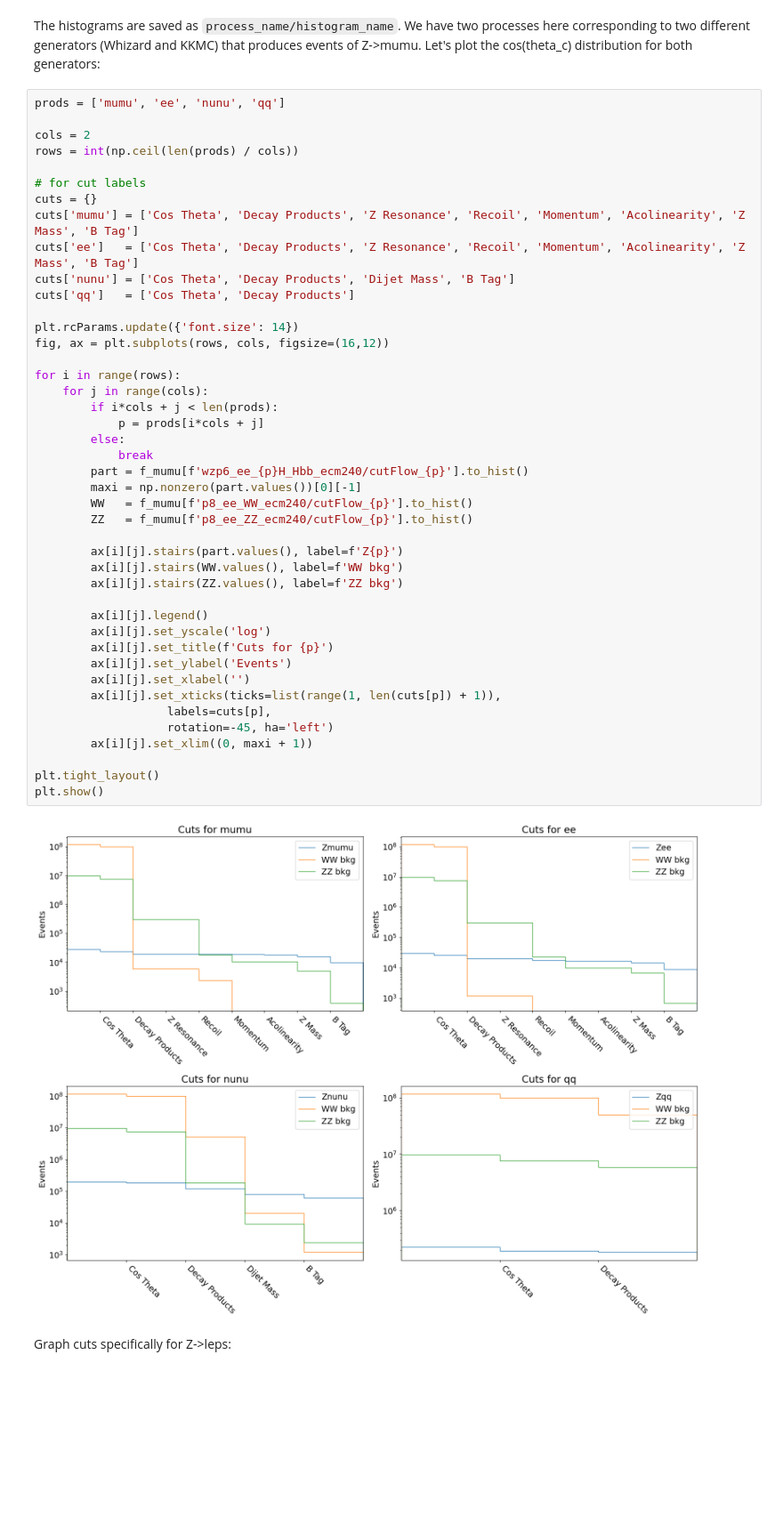
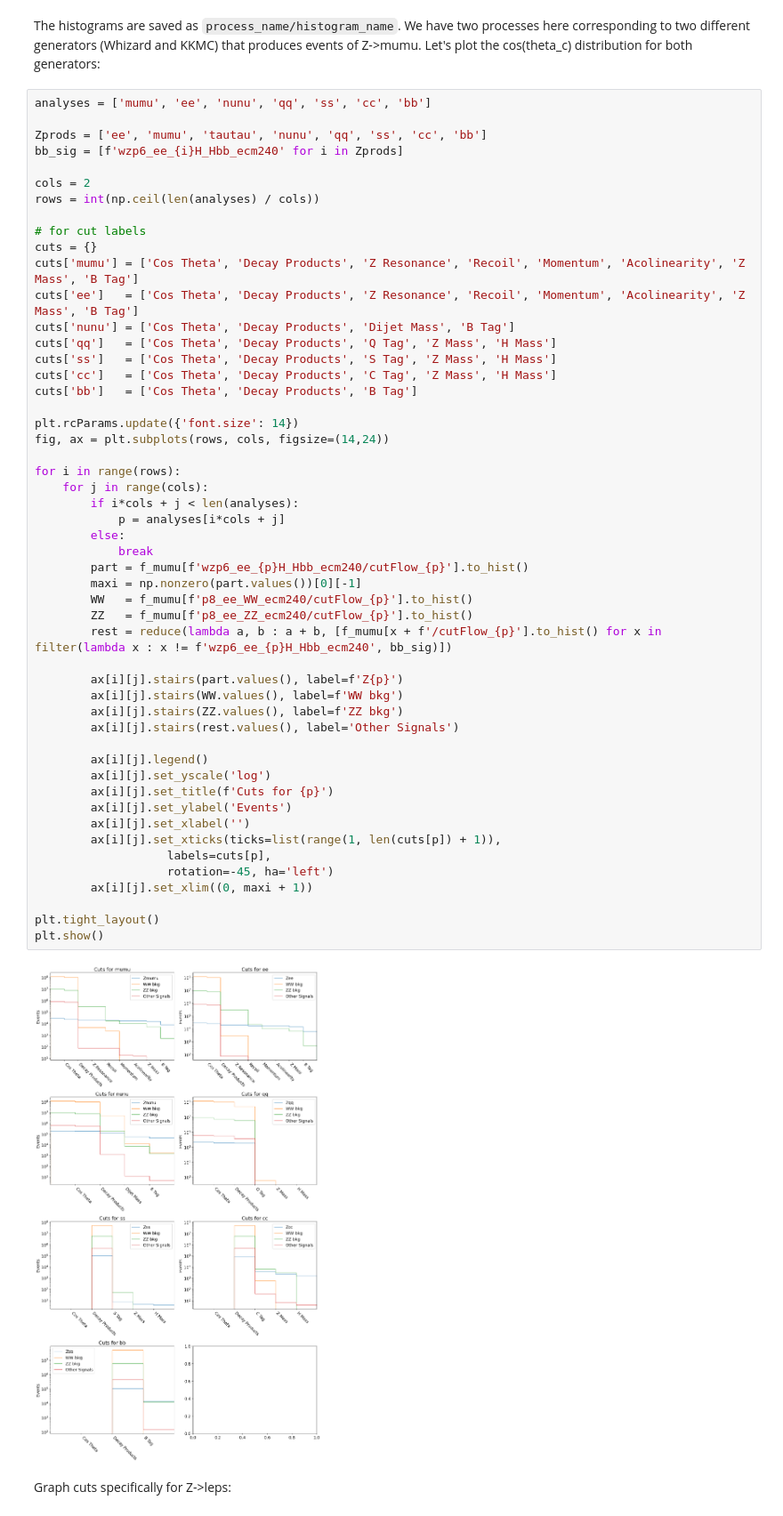
Before and after one commit to ilsanford/FCCAnalyzer, a Jupyter notebook: analyses/h_bb/h_bb.ipynb, the cells around one changed output. Shown: that part at 89% size. Drawn from its saved outputs; the diff is of its cells as text; blank space fills up the shorter version.

```diff
--- a/analyses/h_bb/h_bb.ipynb
+++ b/analyses/h_bb/h_bb.ipynb
@@ -17,50 +18,58 @@ print(f_mumu.keys())
 # %% [markdown]
 The histograms are saved as `process_name/histogram_name`. We have two processes here corresponding to two different generators (Whizard and KKMC) that produces events of Z->mumu. Let's plot the cos(theta_c) distribution for both generators:
 # %%
-prods = ['mumu', 'ee', 'nunu', 'qq']
+analyses = ['mumu', 'ee', 'nunu', 'qq', 'ss', 'cc', 'bb']
+
+Zprods = ['ee', 'mumu', 'tautau', 'nunu', 'qq', 'ss', 'cc', 'bb']
+bb_sig = [f'wzp6_ee_{i}H_Hbb_ecm240' for i in Zprods]
 
 cols = 2
-rows = int(np.ceil(len(prods) / cols))
+rows = int(np.ceil(len(analyses) / cols))
 
 # for cut labels
 cuts = {}
 cuts['mumu'] = ['Cos Theta', 'Decay Products', 'Z Resonance', 'Recoil', 'Momentum', 'Acolinearity', 'Z Mass', 'B Tag']
 cuts['ee']   = ['Cos Theta', 'Decay Products', 'Z Resonance', 'Recoil', 'Momentum', 'Acolinearity', 'Z Mass', 'B Tag']
 cuts['nunu'] = ['Cos Theta', 'Decay Products', 'Dijet Mass', 'B Tag']
-cuts['qq']   = ['Cos Theta', 'Decay Products']
+cuts['qq']   = ['Cos Theta', 'Decay Products', 'Q Tag', 'Z Mass', 'H Mass']
+cuts['ss']   = ['Cos Theta', 'Decay Products', 'S Tag', 'Z Mass', 'H Mass']
+cuts['cc']   = ['Cos Theta', 'Decay Products', 'C Tag', 'Z Mass', 'H Mass']
+cuts['bb']   = ['Cos Theta', 'Decay Products', 'B Tag']
 
 plt.rcParams.update({'font.size': 14})
-fig, ax = plt.subplots(rows, cols, figsize=(16,12))
+fig, ax = plt.subplots(rows, cols, figsize=(14,24))
 
 for i in range(rows):
     for j in range(cols):
-        if i*cols + j < len(prods):
-            p = prods[i*cols + j]
+        if i*cols + j < len(analyses):
+            p = analyses[i*cols + j]
         else:
             break
         part = f_mumu[f'wzp6_ee_{p}H_Hbb_ecm240/cutFlow_{p}'].to_hist()
         maxi = np.nonzero(part.values())[0][-1]
         WW   = f_mumu[f'p8_ee_WW_ecm240/cutFlow_{p}'].to_hist()
         ZZ   = f_mumu[f'p8_ee_ZZ_ecm240/cutFlow_{p}'].to_hist()
+        rest = reduce(lambda a, b : a + b, [f_mumu[x + f'/cutFlow_{p}'].to_hist() for x in filter(lambda x : x != f'wzp6_ee_{p}H_Hbb_ecm240', bb_sig)])
 
         ax[i][j].stairs(part.values(), label=f'Z{p}')
         ax[i][j].stairs(WW.values(), label=f'WW bkg')
         ax[i][j].stairs(ZZ.values(), label=f'ZZ bkg')
+        ax[i][j].stairs(rest.values(), label='Other Signals')
 
         ax[i][j].legend()
         ax[i][j].set_yscale('log')
         ax[i][j].set_title(f'Cuts for {p}')
         ax[i][j].set_ylabel('Events')
         ax[i][j].set_xlabel('')
         ax[i][j].set_xticks(ticks=list(range(1, len(cuts[p]) + 1)),
                    labels=cuts[p],
                    rotation=-45, ha='left')
         ax[i][j].set_xlim((0, maxi + 1))
 
 plt.tight_layout()
 plt.show()
 # %% [output]
-[figure, old version]
+[figure, new version]
 # %% [markdown]
 Graph cuts specifically for Z->leps:
 # %%
```
Also changed, not shown: parts of 6 cells of this notebook, 1 other file.
